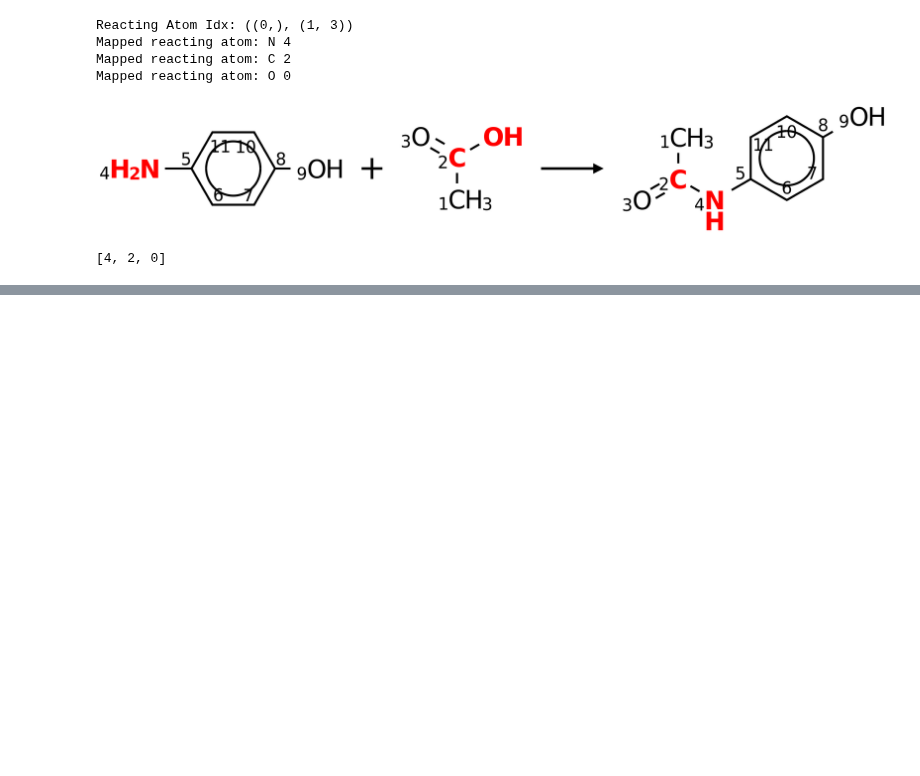
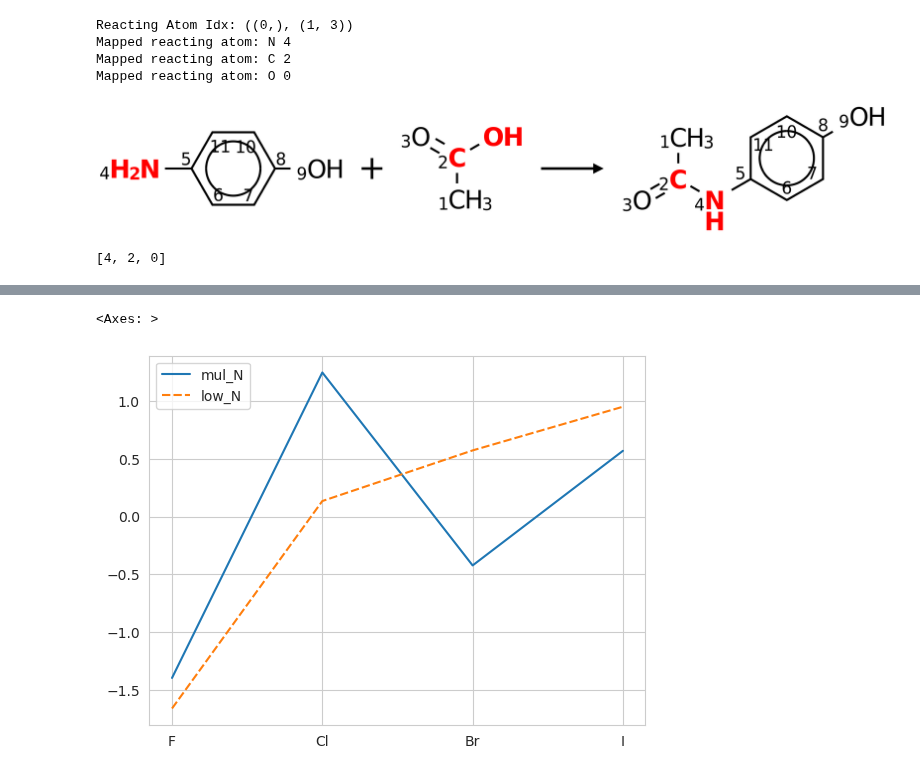
Before and after one commit to alkorolyov/linux_orca, a Jupyter notebook: notebooks/05_rxn_descriptors.ipynb, the cells around one changed output, grey strips where cells are left out. Saved outputs shown, nothing was run; the diff lists cells and outputs as text; code cells hidden in the pictures; blank space fills up the shorter version.

Commit message:
amine electronic descriptors

```diff
--- a/notebooks/05_rxn_descriptors.ipynb
+++ b/notebooks/05_rxn_descriptors.ipynb
@@ -197,28 +208,34 @@ import logging
 logging.getLogger().setLevel(logging.DEBUG)
 
 reactions = [
-    # "Nc1ccc(C)cc1.CC(O)=O>>CC(Nc1ccc(F)cc1)=O",
-    # "Nc1ccc(Si)cc1.CC(O)=O>>CC(Nc1ccc(F)cc1)=O",
-    # "Nc1ccc(N)cc1.CC(O)=O>>CC(Nc1ccc(F)cc1)=O",
-    # "Nc1ccc(O)cc1.CC(O)=O>>CC(Nc1ccc(F)cc1)=O",
-    "Nc1ccc(N)cc1.CC(O)=O>>CC(Nc1ccc(N)cc1)=O",
-    "Nc1ccc(NC)cc1.CC(O)=O>>CC(Nc1ccc(NC)cc1)=O",
-    "Nc1ccc(N(C)C)cc1.CC(O)=O>>CC(Nc1ccc(N(C)C)cc1)=O",
+    # "Nc1ccc(C)cc1.CC(O)=O>>CC(Nc1ccc(C)cc1)=O",
     # "Nc1ccc(O)cc1.CC(O)=O>>CC(Nc1ccc(O)cc1)=O",
+    # "Nc1ccc(N)cc1.CC(O)=O>>CC(Nc1ccc(N)cc1)=O",
     # "Nc1ccc(F)cc1.CC(O)=O>>CC(Nc1ccc(F)cc1)=O",
-    # "Nc1ccc(Cl)cc1.CC(O)=O>>CC(Nc1ccc(Cl)cc1)=O",
-    # "Nc1ccc(Br)cc1.CC(O)=O>>CC(Nc1ccc(Br)cc1)=O",
-    # "Nc1ccc(I)cc1.CC(O)=O>>CC(Nc1ccc(I)cc1)=O",
+
+    # "Nc1ccc(N)cc1.CC(O)=O>>CC(Nc1ccc(N)cc1)=O",
+    # "Nc1ccc(NC)cc1.CC(O)=O>>CC(Nc1ccc(NC)cc1)=O",
+    # "Nc1ccc(N(C)C)cc1.CC(O)=O>>CC(Nc1ccc(N(C)C)cc1)=O",
+
+    "Nc1ccc(F)cc1.CC(O)=O>>CC(Nc1ccc(F)cc1)=O",
+    "Nc1ccc(Cl)cc1.CC(O)=O>>CC(Nc1ccc(Cl)cc1)=O",
+    "Nc1ccc(Br)cc1.CC(O)=O>>CC(Nc1ccc(Br)cc1)=O",
+    "Nc1ccc(I)cc1.CC(O)=O>>CC(Nc1ccc(I)cc1)=O",
 ]
 
 # labels = ['C', 'N', 'O', 'F']
-labels = ['NH2', 'NHMe', 'NMe2']
-# labels = ['C', 'NH2' ,'OH', 'F', 'Cl', 'Br', 'I']
+# labels = ['NH2', 'NHMe', 'NMe2']
+labels = ['F', 'Cl', 'Br', 'I']
+
 amine_descr = np.empty((0, 4))
 for rxn_smi in reactions:
     d = gen_amine_electronic(rxn_smi)
     amine_descr = np.vstack([amine_descr, d])
-res = pd.DataFrame(amine_descr, columns=['mul_N', 'mul_C', 'lod_N', 'lod_C'], index=labels)
+
+res = pd.DataFrame(amine_descr,
+                   # columns=['mul_N', 'mul_C', 'low_N', 'low_C', 'npa_N', 'npa_C'],
+                   columns=['mul_N', 'mul_C', 'low_N', 'low_C'],
+                   index=labels)
 res
 # %% [output]
 INFO:root:Method: XTB2
@@ -250,5 +277,7 @@ import seaborn as sns
 import matplotlib.pyplot as plt
 
 sns.lineplot(
-    res
+    # res[['mul_N', 'low_N', 'npa_N']]
+    res[['mul_N', 'low_N']]
 )
+# %% [output]
@@ -254,0 +301,2 @@ sns.lineplot(
+<Axes: >
+[figure, added]
```
Also changed, not shown: parts of 11 cells of this notebook, 2 other files.
